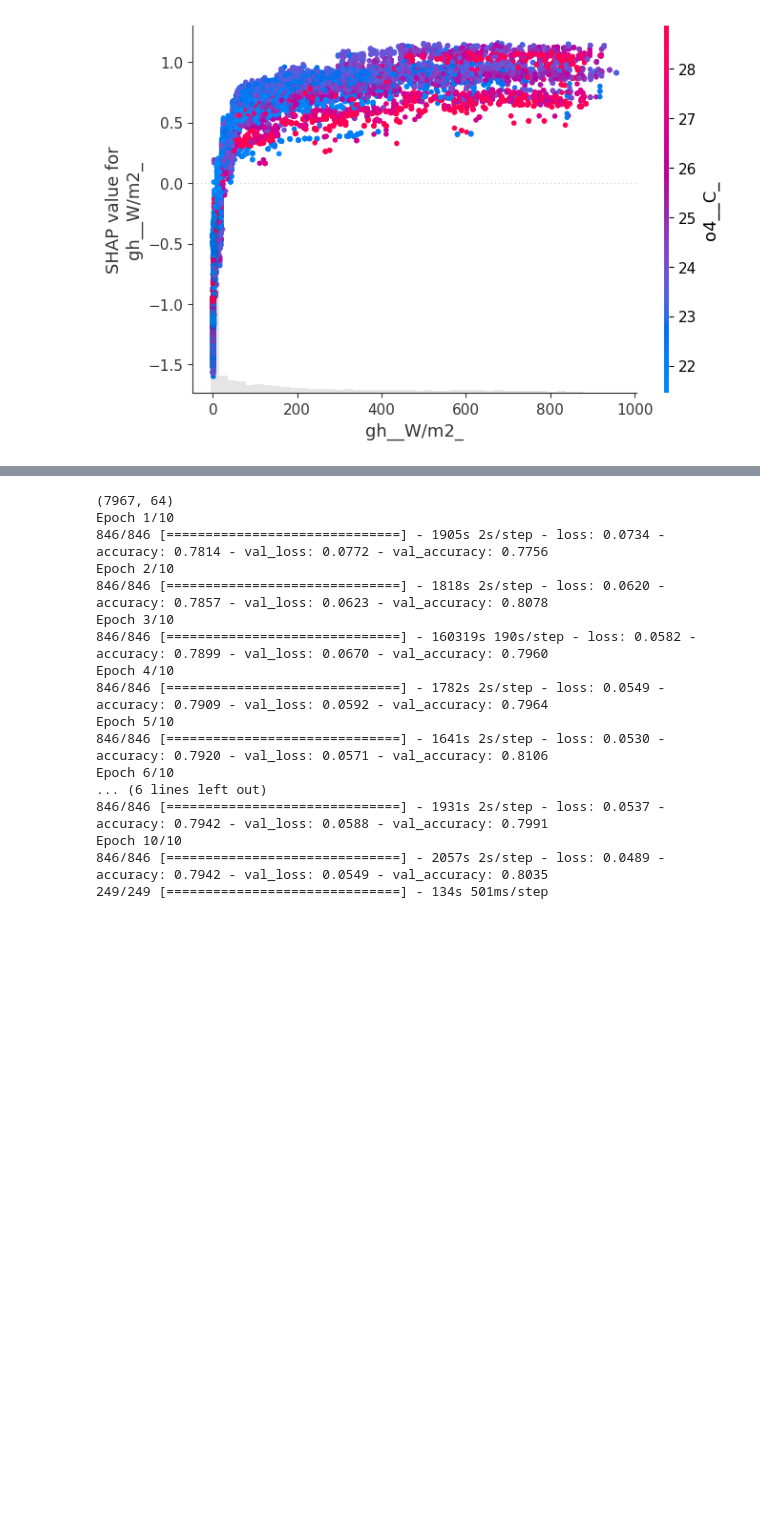
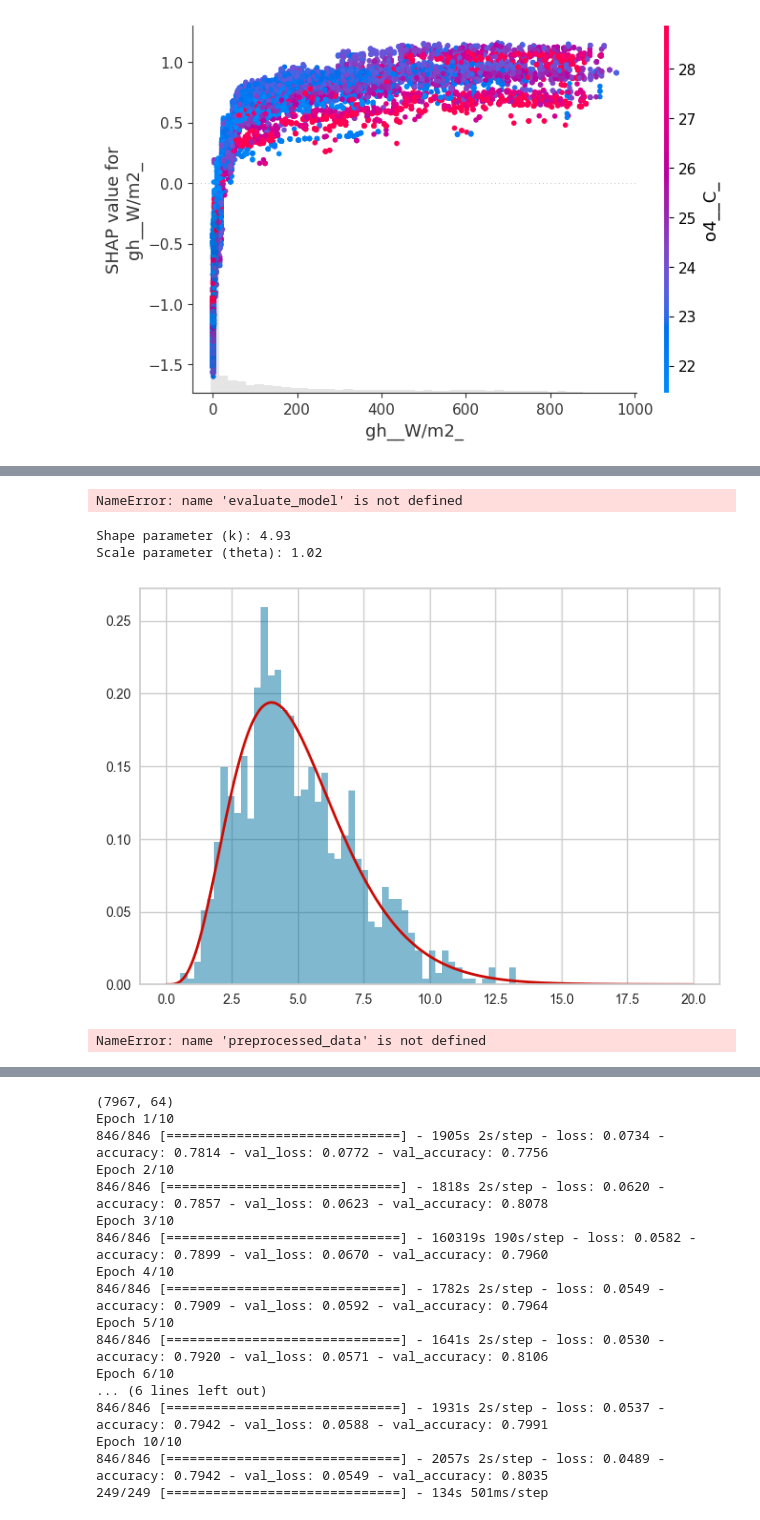
Before and after one commit to alimanager/smartBuilding, a Jupyter notebook: MODEL.ipynb, the cells around one changed output, grey strips where cells are left out. Drawn from its saved outputs; the diff is of its cells as text; code cells hidden in the pictures; blank space fills up the shorter version.

```diff
--- a/MODEL.ipynb
+++ b/MODEL.ipynb
@@ -1072,0 +1710,44 @@ plot_model(tuned_model, plot = 'feature')
+# %%
+import pycaret
+evaluate_model(et_regressor_tuned)
+# %% [output]
+NameError: name 'evaluate_model' is not defined
+# %%
+# Gamma Distrubition :
+
+# Test Whether Occupation follows the Gamma Distribution :
+from pycaret.datasets import get_data
+from pycaret.regression import *
+
+# Estimate parameteres MLE of the gamma distribution :
+
+import scipy.stats as stats
+import matplotlib.pyplot as plt
+import numpy as np
+
+# Generate a sample of data from a gamma distribution
+data = stats.gamma.rvs(a=5, size=1000)
+
+# Estimate the parameters of the gamma distribution using MLE
+params = stats.gamma.fit(data, floc=0)
+
+# Print the estimated parameters
+print("Shape parameter (k): {:.2f}".format(params[0]))
+print("Scale parameter (theta): {:.2f}".format(params[2]))
+
+# Compare with histogram & Gamma Distribution
+# Plot the histogram of the data and the fitted gamma distribution
+plt.hist(data, bins=50, density=True, alpha=0.5)
+x = np.linspace(0, 20, 1000)
+pdf = stats.gamma.pdf(x, *params)
+plt.plot(x, pdf, 'r-', lw=2)
+plt.show()
+
+
+# Train gamma regression model
+model = create_model('gbr', data=preprocessed_data, target='charges')
+# %% [output]
+Shape parameter (k): 4.93
+Scale parameter (theta): 1.02
+[figure, added]
+NameError: name 'preprocessed_data' is not defined
```
Also changed, not shown: parts of 65 cells of this notebook, 10 other files.
